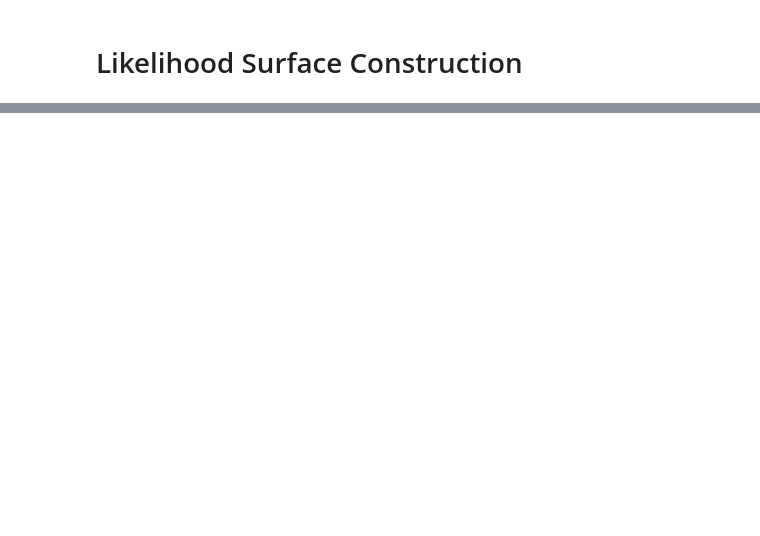
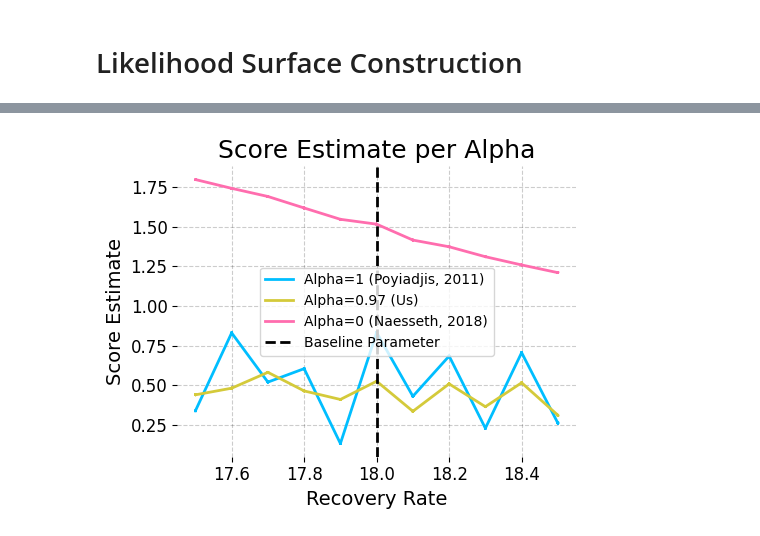
Before and after one commit to hetankevin/diffilter, a Jupyter notebook: cholera_mop.ipynb, the cells around one changed output, grey strips where cells are left out. Cells and saved outputs as stored; diff of their text form; code cells hidden in the pictures; blank space fills up the shorter version.

```diff
--- a/cholera_mop.ipynb
+++ b/cholera_mop.ipynb
@@ -244,0 +249,16 @@ plt.savefig('imgs/095/mop.png', bbox_inches='tight')
+# %%
+gam_phi = 18
+space = onp.linspace(17.5, 18.5, 101).round(1)
+theta_prime = transform_thetas(gam_phi, m, rho, epsilon, omega, c, beta_trend, sigma, tau, bs, omegas)
+
+grads_mop_1 = []
+grads_mop_097 = []
+grads_mop_0 = []
+for i, gam in tqdm(enumerate(space)):
+    theta_prime = transform_thetas(gam, m, rho, epsilon, omega, c, beta_trend, sigma, tau, bs, omegas)
+    grad_mop_1 = jgrad_mop(theta_prime, ys, 10000, covars, alpha=1, key=jax.random.PRNGKey(0))
+    grad_mop_097 = jgrad_mop(theta_prime, ys, 10000, covars, alpha=0.97, key=jax.random.PRNGKey(0))
+    grad_mop_0 = jgrad_mop(theta_prime, ys, 10000, covars, alpha=0, key=jax.random.PRNGKey(0))
+    grads_mop_1.append(grad_mop_1)
+    grads_mop_097.append(grad_mop_097)
+    grads_mop_0.append(grad_mop_0)
@@ -245,3 +269,20 @@ plt.savefig('imgs/095/mop.png', bbox_inches='tight')
+# %%
+plt.figure(figsize=(5,4))
+plt.plot(space, -onp.array(grads_mop_1)[:,0], label='Alpha=1 (Poyiadjis, 2011)')
+plt.plot(space, -onp.array(grads_mop_097)[:,0], label='Alpha=0.97 (Us)')
+plt.plot(space, -onp.array(grads_mop_0)[:,0], label='Alpha=0 (Naesseth, 2018)')
+#plt.xticks(rotation=45)
+plt.locator_params(axis='x', nbins=10)
+plt.xlabel('Recovery Rate')
+plt.ylabel('Score Estimate')
+plt.axvline(gam_phi, linestyle='--', color='black', label='Baseline Parameter')
+plt.legend()
+plt.title('Score Estimate per Alpha')
+plt.tight_layout()
+plt.savefig('imgs/095/grad_mop.png', bbox_inches='tight')
+#plt.show()
+# %% [output]
+[figure, added]
 # %%
 def resample_key(norm_weights, key):
     J = norm_weights.shape[-1]
```
Also changed, not shown: parts of 5 cells of this notebook, 2 other files.
